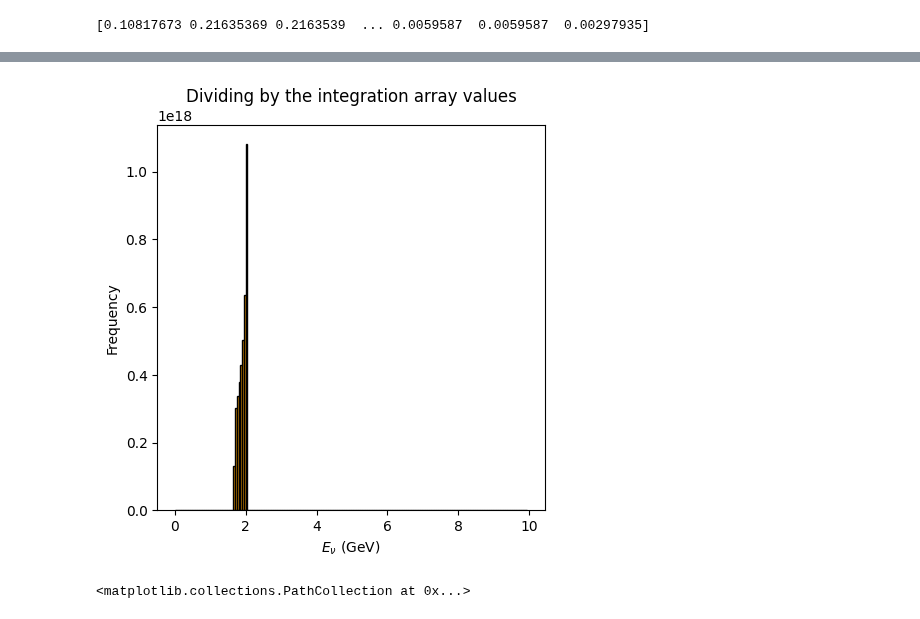
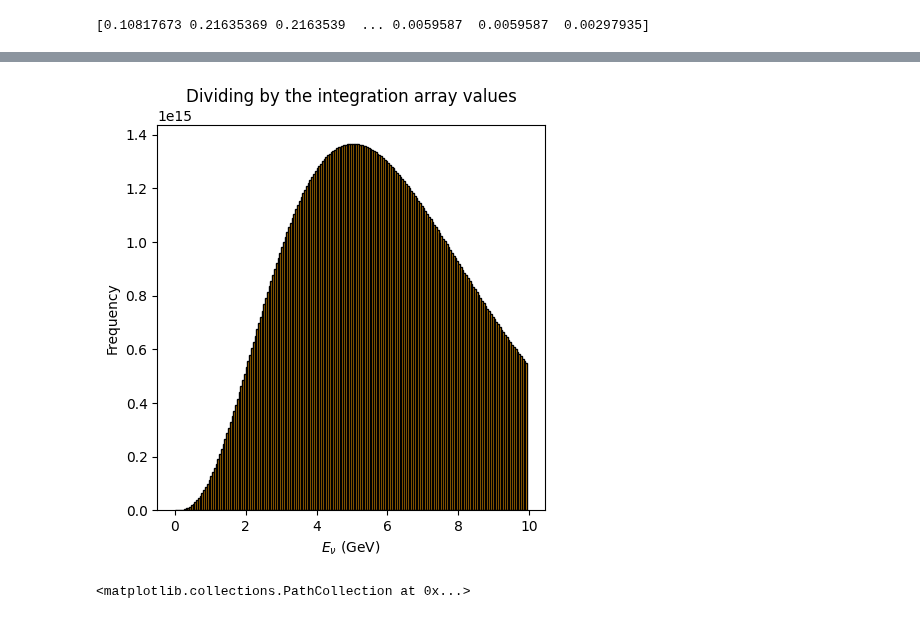
Before and after one commit to MrD0balina/Fourth-Year-Project---Neutrino-Oscillations, a Jupyter notebook: Week_9_Numerical_Integration_Further_weighting_work_All_in_the_pursuit_of_physically_representative_histograms.ipynb, the cells around one changed output, grey strips where cells are left out. Cells and saved outputs as stored; diff of their text form; code cells hidden in the pictures.

```diff
--- a/Week_9_Numerical_Integration_Further_weighting_work_All_in_the_pursuit_of_physically_representative_histograms.ipynb
+++ b/Week_9_Numerical_Integration_Further_weighting_work_All_in_the_pursuit_of_physically_representative_histograms.ipynb
@@ -176,7 +178,26 @@ green_dots_only_x_axis_values_list = list( Pion_Plots_df1 [Pion_Plots_df1 ['pT (
 
 green_dots_new_x = [green_dots_only_x_axis_values_list for green_dots_only_x_axis_values_list in green_dots_only_x_axis_values_list if green_dots_only_x_axis_values_list >= 5]
 
+
+green_dots_only_x_axis_values_list_10 = [green_dots_only_x_axis_values_list for green_dots_only_x_axis_values_list in green_dots_only_x_axis_values_list if green_dots_only_x_axis_values_list <= 10]
+print(green_dots_only_x_axis_values_list_10)
+
+
+green_dots_x_only_between_1_5_and_10 = green_dots_only_x_axis_values_list_10[7:]
+print(green_dots_x_only_between_1_5_and_10)
+
+
 green_dots_new_y = ( green_dots_only_y_axis_values_list[  len(green_dots_only_y_axis_values_list)  - ( len(green_dots_new_x) ) : len(green_dots_only_y_axis_values_list) ]  )
+
+
+
+green_dots_only_y_axis_values_list_10 = ( green_dots_only_y_axis_values_list[  len(green_dots_only_y_axis_values_list)  - ( len(green_dots_x_only_between_1_5_and_10) ) : len(green_dots_only_y_axis_values_list) ]  )
+print(green_dots_only_y_axis_values_list_10)
+
+green_dots_y_only_between_1_5_and_10 = green_dots_only_y_axis_values_list_10
+print(green_dots_y_only_between_1_5_and_10)
+
+
 
 red_dots_only_y_axis_values_list = list( Pion_Plots_df1 [Pion_Plots_df1 ['pT (GeV=c) - plot colour codes'] == 1  ]['Final pi^+ plot value'] )
 red_dots_only_x_axis_values_list = list( Pion_Plots_df1 [Pion_Plots_df1 ['pT (GeV=c) - plot colour codes'] == 1  ]['pz (GeV=c) - mid range value'] )
@@ -434,7 +529,9 @@ def FIRST_TRY_Integral_Weighted_Function( theta ):
         P_pi = ( ( ( E_pi **2 )  -  ( m_pi **2 )  ) ** ( 1 / 2 ) )   # Convert energies to momenta - BECAUSE the data taken from the reference is a table with longitudinal pion momenta
 
 
-        Weighted_Pion_Flux =  chosen_interpolator(P_pi)
+        #Weighted_Pion_Flux =  chosen_interpolator(P_pi)
+
+        Weighted_Pion_Flux =  model_function(P_pi , *params_p1)
 
 
         Rel_Neu_Flux = ( ( ( E_pro_array - E_pi ) ** 5 ) * ( ( E_pi * E_v ) / ( cos_theta_star ) ) )   ## Proton energy array is now included ##
@@ -448,17 +545,17 @@ def FIRST_TRY_Integral_Weighted_Function( theta ):
 # %%
 # Histogram of relative neutrino flux ON BEAN AXIS
 
-E_v , Rel_Neu_Flux , E_pro_array , E_pi , Weighted_Pion_Flux = FIRST_TRY_Integral_Weighted_Function( 0.0146 )
+E_v , Rel_Neu_Flux , E_pro_array , E_pi , Weighted_Pion_Flux = FIRST_TRY_Integral_Weighted_Function( 0.0 )
 #display((np.shape(y_1)))
 plt.figure(figsize=(5, 5))
 #plt.plot( x_1 , y_1 , "-o" , color = "brown", linewidth = 0.5 , markersize = 1, label = r'$\theta$ = 0.014' )
 plt.hist( E_v  , bins = np.arange( 0 , 10 , 0.05 )  , weights =  Rel_Neu_Flux , edgecolor = "black" , ls = "-" , color = "orange" )
 plt.title("\n".join(wrap(r"Dividing by the integration array values " , 80 ) ) )
 plt.xlabel(r"$E_{\nu}$ (GeV)")
 plt.ylabel("Frequency")
 plt.show()
 # %% [output]
-[figure, old version]
+[figure, new version]
 # %%
 P_pi = np.linspace( 0.9 , 20 , 1000000)
 
```
Also changed, not shown: parts of 6 cells of this notebook.
